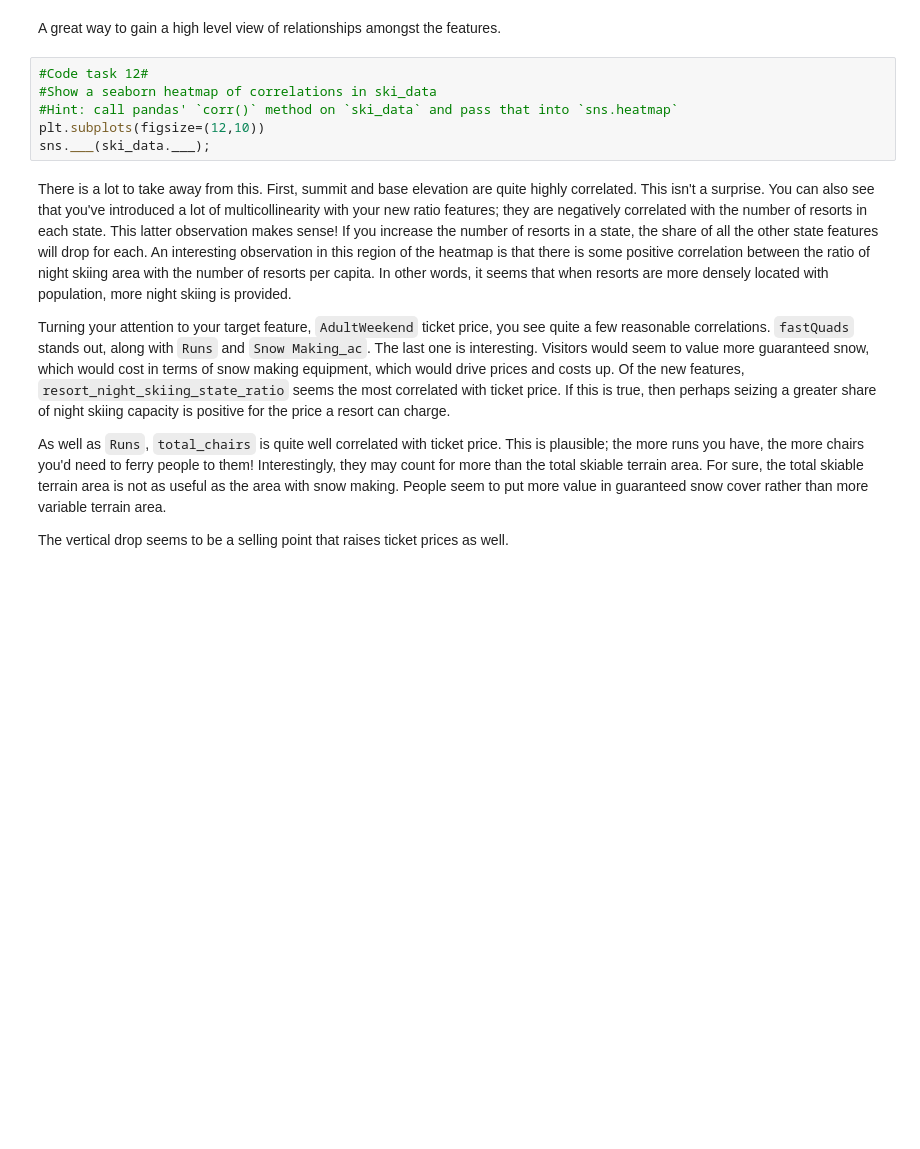
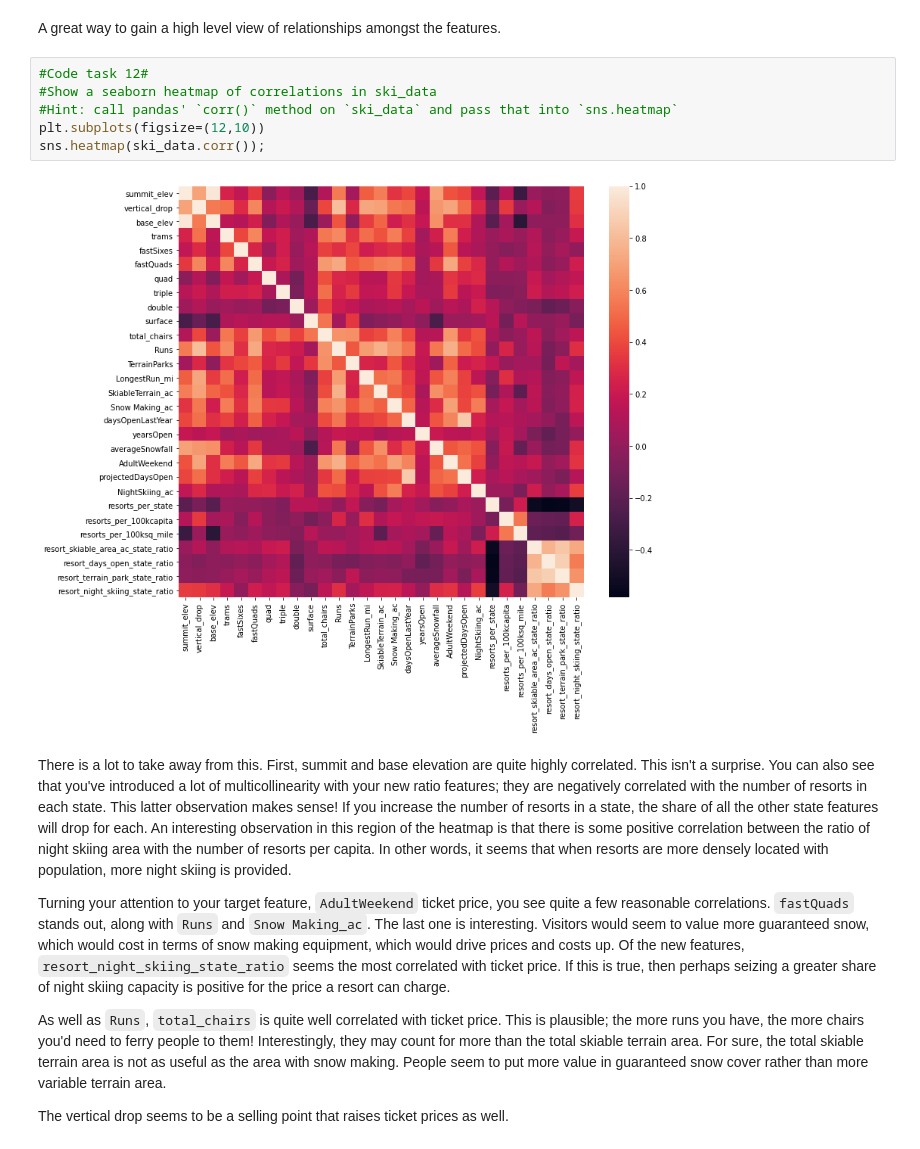
Before and after one commit to dplem/DataScienceGuidedCapstone, a Jupyter notebook: Notebooks/03_exploratory_data_analysis.ipynb, the cells around one changed output. Drawn from its saved outputs; the diff is of its cells as text; blank space fills up the shorter version.

```diff
--- a/Notebooks/03_exploratory_data_analysis.ipynb
+++ b/Notebooks/03_exploratory_data_analysis.ipynb
@@ -687,9 +756,11 @@ A great way to gain a high level view of relationships amongst the features.
 # %%
 #Code task 12#
 #Show a seaborn heatmap of correlations in ski_data
 #Hint: call pandas' `corr()` method on `ski_data` and pass that into `sns.heatmap`
 plt.subplots(figsize=(12,10))
-sns.___(ski_data.___);
+sns.heatmap(ski_data.corr());
+# %% [output]
+[figure, added]
 # %% [markdown]
 There is a lot to take away from this. First, summit and base elevation are quite highly correlated. This isn't a surprise. You can also see that you've introduced a lot of multicollinearity with your new ratio features; they are negatively correlated with the number of resorts in each state. This latter observation makes sense! If you increase the number of resorts in a state, the share of all the other state features will drop for each. An interesting observation in this region of the heatmap is that there is some positive correlation between the ratio of night skiing area with the number of resorts per capita. In other words, it seems that when resorts are more densely located with population, more night skiing is provided.
 
```
Also changed, not shown: parts of 18 cells of this notebook.
